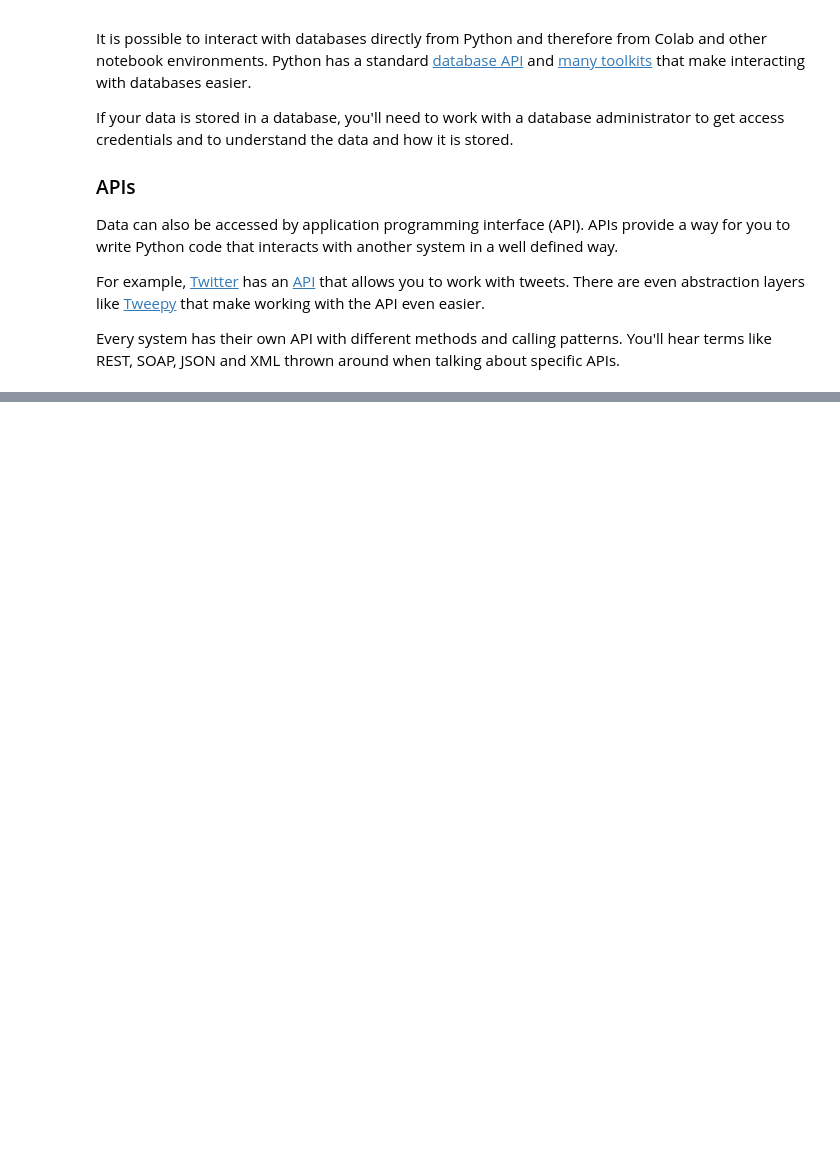
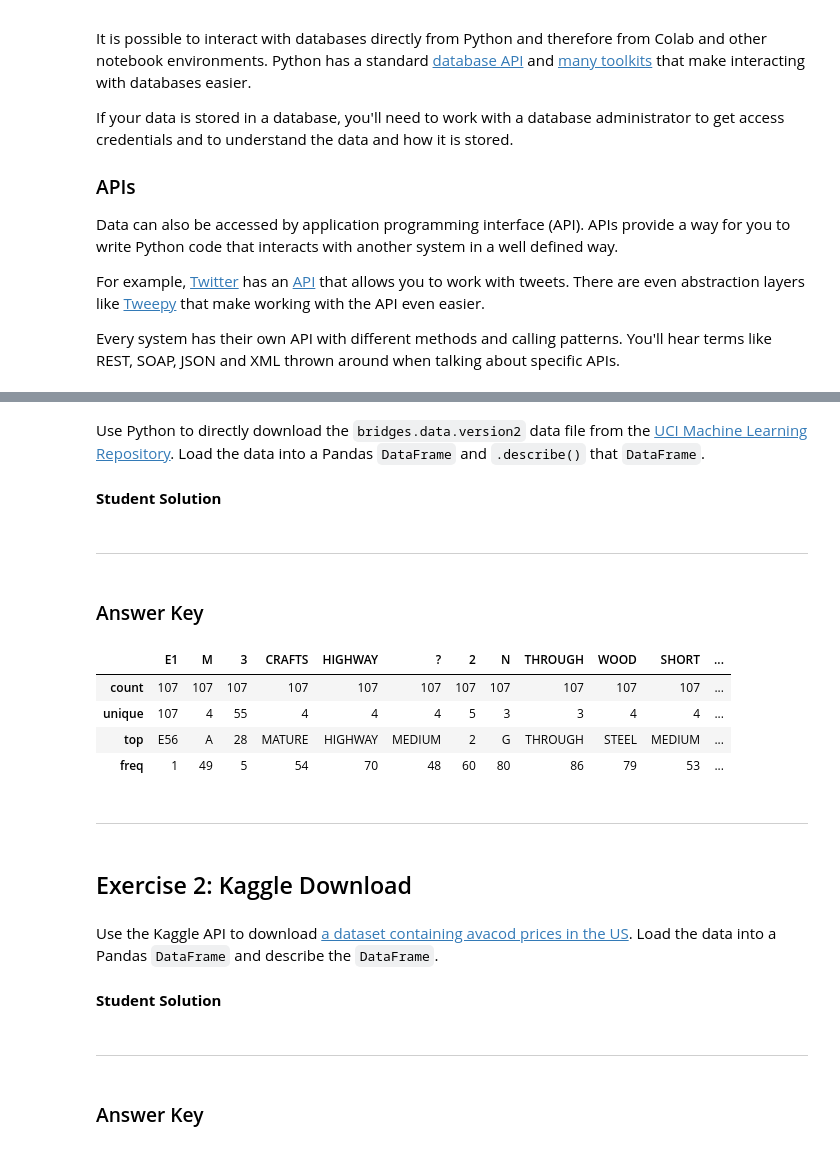
Before and after one commit to google/applied-machine-learning-intensive, a Jupyter notebook: v2/02_data/04_acquiring_data/colab.ipynb, the cells around one changed output, grey strips where cells are left out. Saved outputs shown, nothing was run; the diff lists cells and outputs as text; code cells hidden in the pictures; blank space fills up the shorter version.

Commit message:
Added exercises

```diff
--- a/v2/02_data/04_acquiring_data/colab.ipynb
+++ b/v2/02_data/04_acquiring_data/colab.ipynb
@@ -281,0 +286,4 @@ Every system has their own API with different methods and calling patterns. You'
+# %% [markdown]
+Use Python to directly download the `bridges.data.version2` data file from the [UCI Machine Learning Repository](https://archive.ics.uci.edu/ml/machine-learning-databases/bridges/). Load the data into a Pandas `DataFrame` and `.describe()` that `DataFrame`.
+# %% [markdown]
+**Student Solution**
@@ -281,0 +292,29 @@ Every system has their own API with different methods and calling patterns. You'
+# %% [markdown]
+---
+# %% [markdown]
+### Answer Key
+# %%
+import pandas as pd
+import urllib.request
+
+urllib.request.urlretrieve(
+    ('https://archive.ics.uci.edu/ml/machine-learning-databases/bridges/' +
+      'bridges.data.version2'),
+    'bridges.data')
+
+df = pd.read_csv('bridges.data')
+df.describe()
+# %% [output]
+|  | E1 | M | 3 | CRAFTS | HIGHWAY | ? | 2 | N | THROUGH | WOOD | SHORT | ... |
+| count | 107 | 107 | 107 | 107 | 107 | 107 | 107 | 107 | 107 | 107 | 107 | ... |
+| unique | 107 | 4 | 55 | 4 | 4 | 4 | 5 | 3 | 3 | 4 | 4 | ... |
+| top | E56 | A | 28 | MATURE | HIGHWAY | MEDIUM | 2 | G | THROUGH | STEEL | MEDIUM | ... |
+| freq | 1 | 49 | 5 | 54 | 70 | 48 | 60 | 80 | 86 | 79 | 53 | ... |
+# %% [markdown]
+---
+# %% [markdown]
+## Exercise 2: Kaggle Download
+# %% [markdown]
+Use the Kaggle API to download [a dataset containing avacod prices in the US](https://www.kaggle.com/neuromusic/avocado-prices). Load the data into a Pandas `DataFrame` and describe the `DataFrame`.
+# %% [markdown]
+**Student Solution**
@@ -281,0 +323,4 @@ Every system has their own API with different methods and calling patterns. You'
+# %% [markdown]
+---
+# %% [markdown]
+### Answer Key
```
Also changed, not shown: parts of 8 cells of this notebook.
